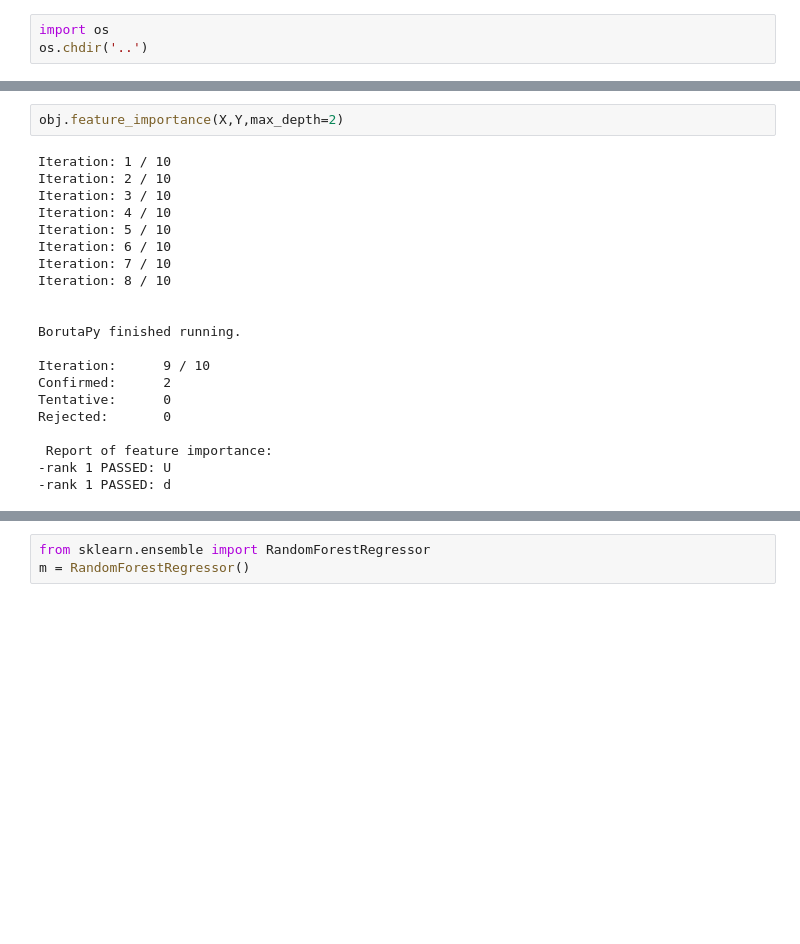
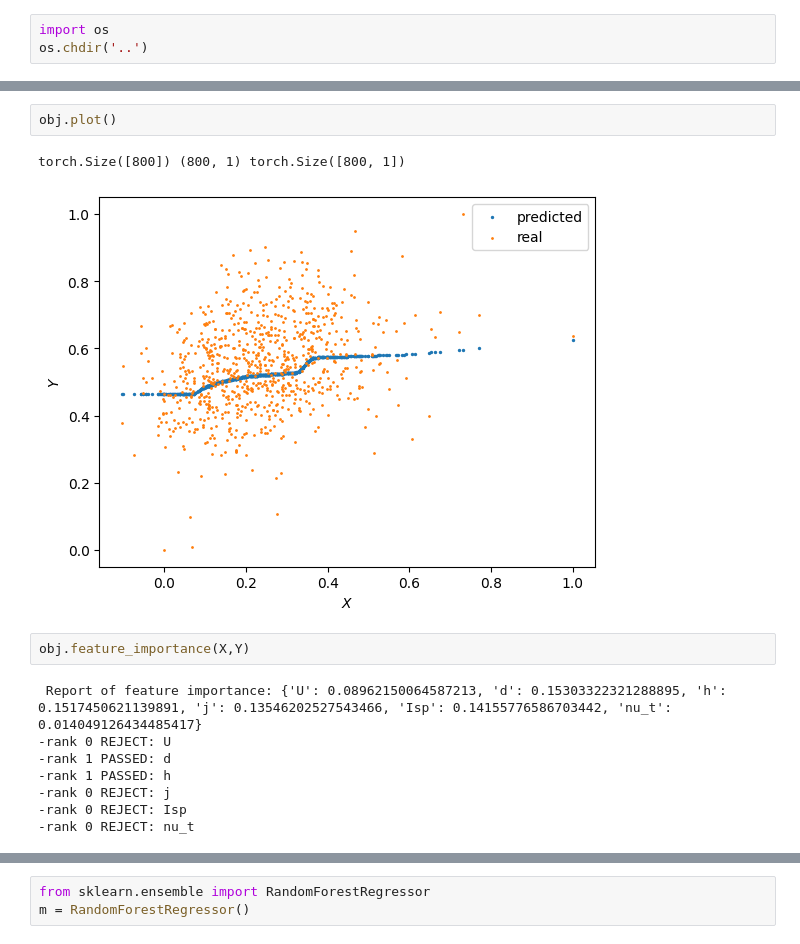
Before and after one commit to advpropsys/hetfit_scientific, a Jupyter notebook: anal/test.ipynb, the cells around one changed output, grey strips where cells are left out. Saved outputs shown, nothing was run; the diff lists cells and outputs as text; blank space fills up the shorter version.

```diff
--- a/anal/test.ipynb
+++ b/anal/test.ipynb
@@ -368,23 +377,15 @@ Name: nu_t, Length: 1023, dtype: float64
+# %%
+obj.plot()
+# %% [output]
+torch.Size([800]) (800, 1) torch.Size([800, 1])
+[figure, added]
 # %%
-obj.feature_importance(X,Y,max_depth=2)
+obj.feature_importance(X,Y)
 # %% [output]
-Iteration: 1 / 10
-Iteration: 2 / 10
-Iteration: 3 / 10
-Iteration: 4 / 10
-Iteration: 5 / 10
-Iteration: 6 / 10
-Iteration: 7 / 10
-Iteration: 8 / 10
-
-
-BorutaPy finished running.
-
-Iteration:      9 / 10
-Confirmed:      2
-Tentative:      0
-Rejected:       0
-
- Report of feature importance:
--rank 1 PASSED: U
+ Report of feature importance: {'U': 0.08962150064587213, 'd': 0.15303322321288895, 'h': 0.1517450621139891, 'j': 0.13546202527543466, 'Isp': 0.14155776586703442, 'nu_t': 0.014049126434485417}
+-rank 0 REJECT: U
 -rank 1 PASSED: d
+-rank 1 PASSED: h
+-rank 0 REJECT: j
+-rank 0 REJECT: Isp
+-rank 0 REJECT: nu_t
```
Also changed, not shown: parts of 6 cells of this notebook, 3 other files.
